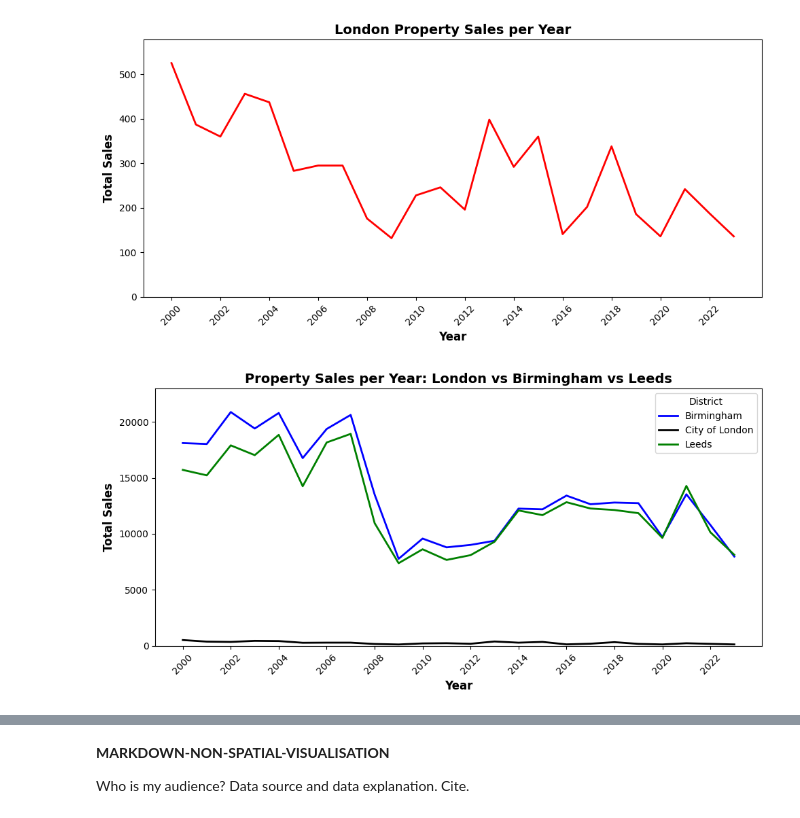
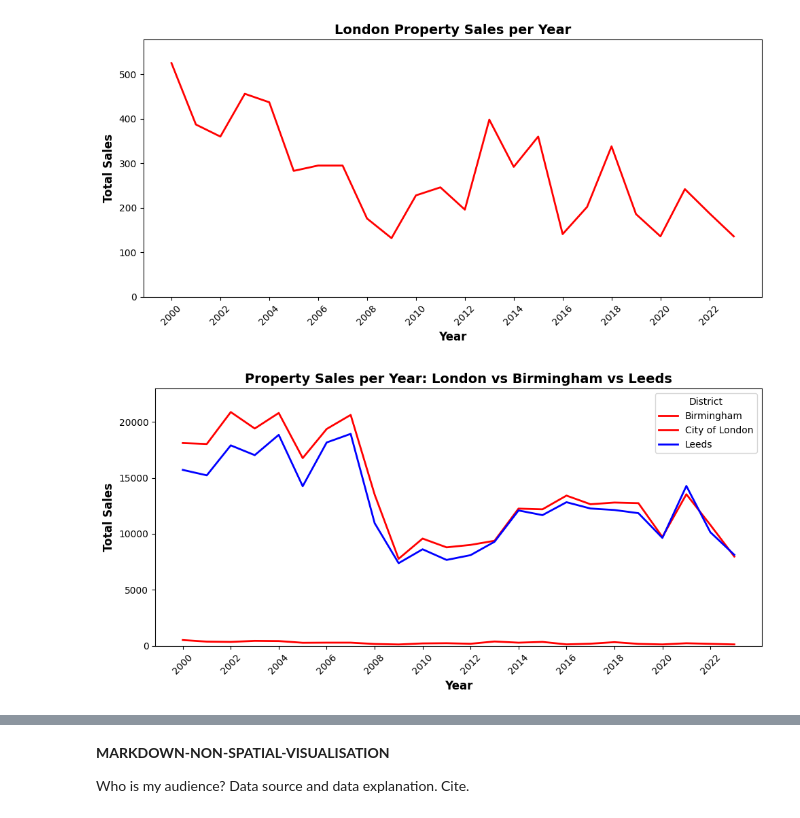
Before and after one commit to ClaudiaTurner/GEOG5990M, a Jupyter notebook: Final_Project_Python_GEOG5990M.ipynb, the cells around one changed output, grey strips where cells are left out. Saved outputs shown, nothing was run; the diff lists cells and outputs as text; code cells hidden in the pictures.

```diff
--- a/Final_Project_Python_GEOG5990M.ipynb
+++ b/Final_Project_Python_GEOG5990M.ipynb
@@ -440,36 +439,36 @@ x_years = np.array(year_columns).astype(int)
 plt.figure(figsize=(10, 5), facecolor='white')
 
 # 6. Plot each district separately with distinct color and label
-colors = {'London': 'red', 'Birmingham': 'blue', 'Leeds': 'green'}
+colors = {'Birmingham': 'red', 'Leeds': 'blue', 'North Yorkshire': 'green','Somerset':'yellow'}
 for district in district_yearly_sales.index:
     plt.plot(
         x_years,
         district_yearly_sales.loc[district].values,
         label=district,
-        color=colors.get(district, 'black'),
+        color=colors.get(district, 'red'),
         linewidth=2
     )
 
 # 7. Add title and axis labels
 plt.title("Property Sales per Year: London vs Birmingham vs Leeds", fontsize=14, fontweight='bold')
 plt.xlabel("Year", fontsize=12, fontweight='bold')
 plt.ylabel("Total Sales", fontsize=12, fontweight='bold')
 
 # 8. Format ticks
 tick_years = np.arange(x_years.min(), x_years.max() + 1, 2)
 plt.xticks(ticks=tick_years, rotation=45, fontsize=10)
 plt.yticks(fontsize=10)
 
 # 9. Adjust plot limits
 plt.ylim(0, district_yearly_sales.values.max() * 1.1)
 
 # 10. Add legend and clean layout
 plt.legend(title="District", fontsize=10)
 plt.grid(False)
 plt.tight_layout()
 
 # 11. Save and display
 plt.savefig("london_birmingham_leeds_sales_trend.png", dpi=300, bbox_inches='tight')
 plt.show()
 # %% [output]
-[figure, old version]
+[figure, new version]
```
Also changed, not shown: parts of 20 cells of this notebook.
